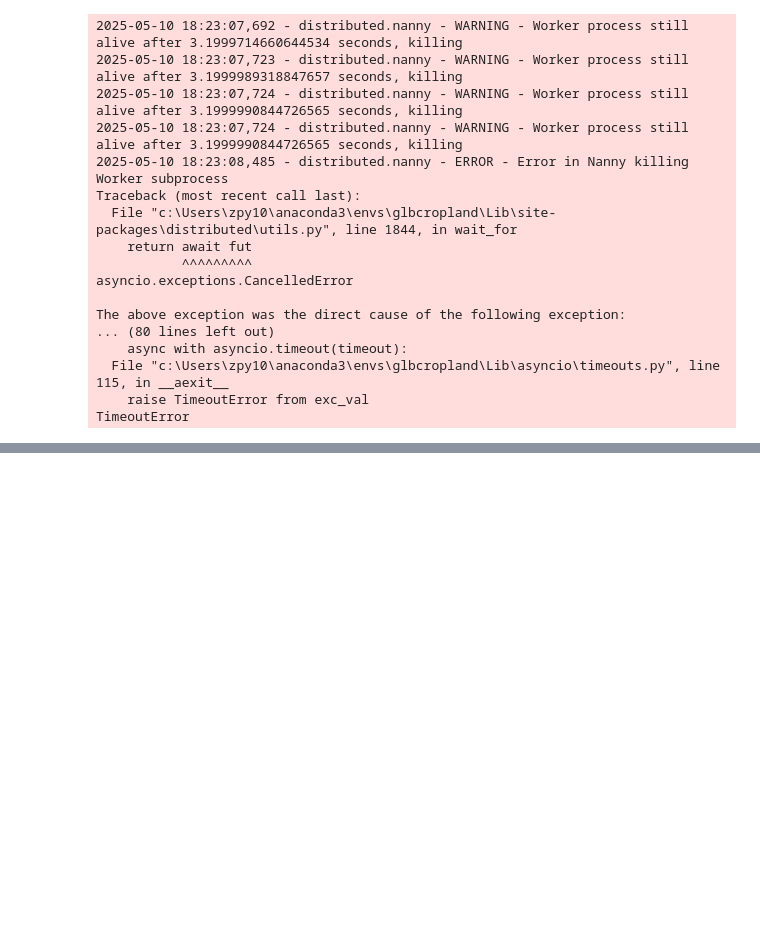
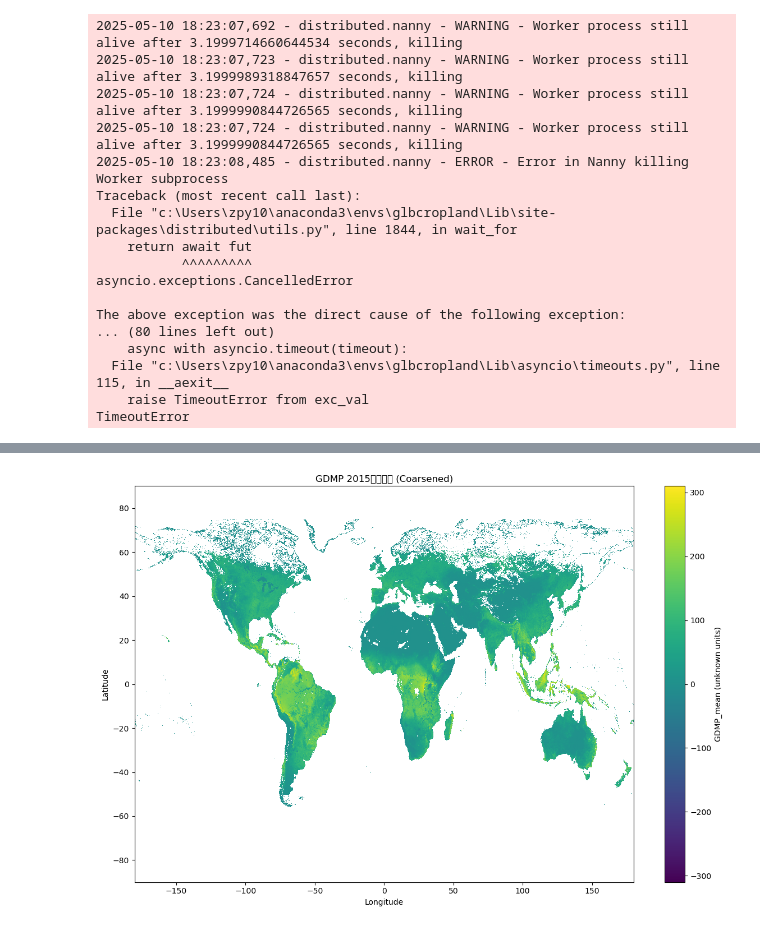
Before and after one commit to px39n/Landuse_Zhong, a Jupyter notebook: Download_data.ipynb, the cells around one changed output, grey strips where cells are left out. Saved outputs shown, nothing was run; the diff lists cells and outputs as text; code cells hidden in the pictures; blank space fills up the shorter version.

Commit message:
Download_data

```diff
--- a/Download_data.ipynb
+++ b/Download_data.ipynb
@@ -689,6 +691,7 @@ import numpy as np
 import gc
 from tqdm import tqdm
 import os
+import re
 
 # ───────── 配置 ─────────
 MASTER   = r"D:\xarray\aligned\master_land_0509.nc"
@@ -707,7 +710,15 @@ chunk_lat = len(lat) // 40        # 21600 / 40 = 540
 chunk_lon = len(lon) // 80        # 43200 / 80 = 540
 
 # ───────── 2. 批量处理所有 .tif ─────────
-for fp in tqdm(list(SRC_DIR.glob("*.tif")), desc="Aligning TIFs"):
+# 筛选出2015年、2018年和2019年的文件
+all_files = list(SRC_DIR.glob("*.tif"))
+target_files = []
+for fp in all_files:
+    # 使用正则表达式检查文件名中是否包含2015、2018或2019年
+    if re.search(r'(2015|2018|2019)', fp.stem):
+        target_files.append(fp)
+
+for fp in tqdm(target_files, desc="Aligning TIFs"):
     out_nc = OUT_DIR / f"{fp.stem}.nc"
 
     # 如果文件已存在，则跳过处理
@@ -1448,0 +1652,87 @@ TimeoutError
+# %%
+import xarray as xr
+import matplotlib.pyplot as plt
+import numpy as np
+
+def plot_mean_data(file_path, title, coarse_factor=10):
+    """
+    绘制平均值数据，使用coarse方法降低分辨率
+
+    Parameters:
+    -----------
+    file_path : str
+        NetCDF文件路径
+    title : str
+        图表标题
+    coarse_factor : int
+        降采样因子，值越大图像越粗糙但绘制越快
+    """
+    # 读取数据集
+    ds = xr.open_dataset(file_path)
+
+    # 获取变量名（第一个数据变量）
+    var_name = list(ds.data_vars)[0]
+    data = ds[var_name]
+
+    # 使用coarse方法降低分辨率
+    coarse_data = data.coarsen(lat=coarse_factor, lon=coarse_factor).mean()
+
+    # 创建图形
+    plt.figure(figsize=(12, 8))
+
+    # 绘制数据
+    im = coarse_data.plot(
+        cmap='viridis',  # 使用viridis颜色映射
+        cbar_kwargs={'label': f'{var_name} ({getattr(data, "units", "unknown units")})'}
+    )
+
+    # 设置标题和标签
+    plt.title(title)
+    plt.xlabel('Longitude')
+    plt.ylabel('Latitude')
+
+    # 调整布局
+    plt.tight_layout()
+
+    # 显示图形
+    plt.show()
+
+    # 打印数据基本信息
+    print("\n数据基本信息:")
+    print(f"变量名: {var_name}")
+    print(f"数据范围: {data.min().values:.2f} to {data.max().values:.2f}")
+    print(f"平均值: {data.mean().values:.2f}")
+    print(f"标准差: {data.std().values:.2f}")
+
+    # 关闭数据集
+    ds.close()
+
+# 绘制2015年数据
+plot_mean_data(
+    r"D:\xarray\aligned\gdmp\mean\gdmp_2015_mean.nc",
+    "GDMP 2015年平均值 (Coarsened)",
+    coarse_factor=10
+)
+
+# 绘制2019年数据
+plot_mean_data(
+    r"D:\xarray\aligned\gdmp\mean\gdmp_2019_mean.nc",
+    "GDMP 2019年平均值 (Coarsened)",
+    coarse_factor=10
+)
+
+# # 绘制2015年RSDS数据
+# plot_mean_data(
+#     r"D:\xarray\aligned\rsds\mean\rsds_2015_mean.nc",
+#     "RSDS 2015年平均值 (Coarsened)",
+#     coarse_factor=10
+# )
+
+# # 绘制2019年RSDS数据
+# plot_mean_data(
+#     r"D:\xarray\aligned\rsds\mean\rsds_2019_mean.nc",
+#     "RSDS 2019年平均值 (Coarsened)",
+#     coarse_factor=10
+# )
+# %% [output]
+[figure, added]
```
Also changed, not shown: parts of 18 cells of this notebook.
